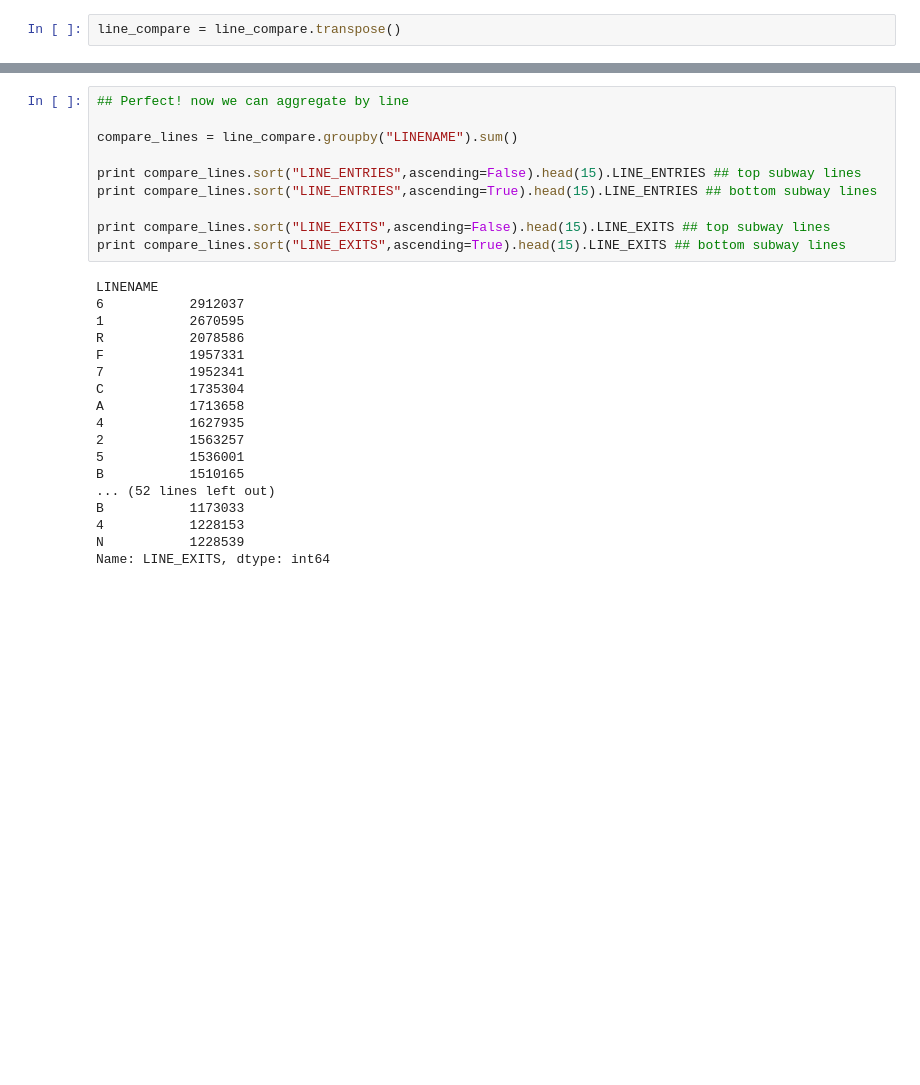
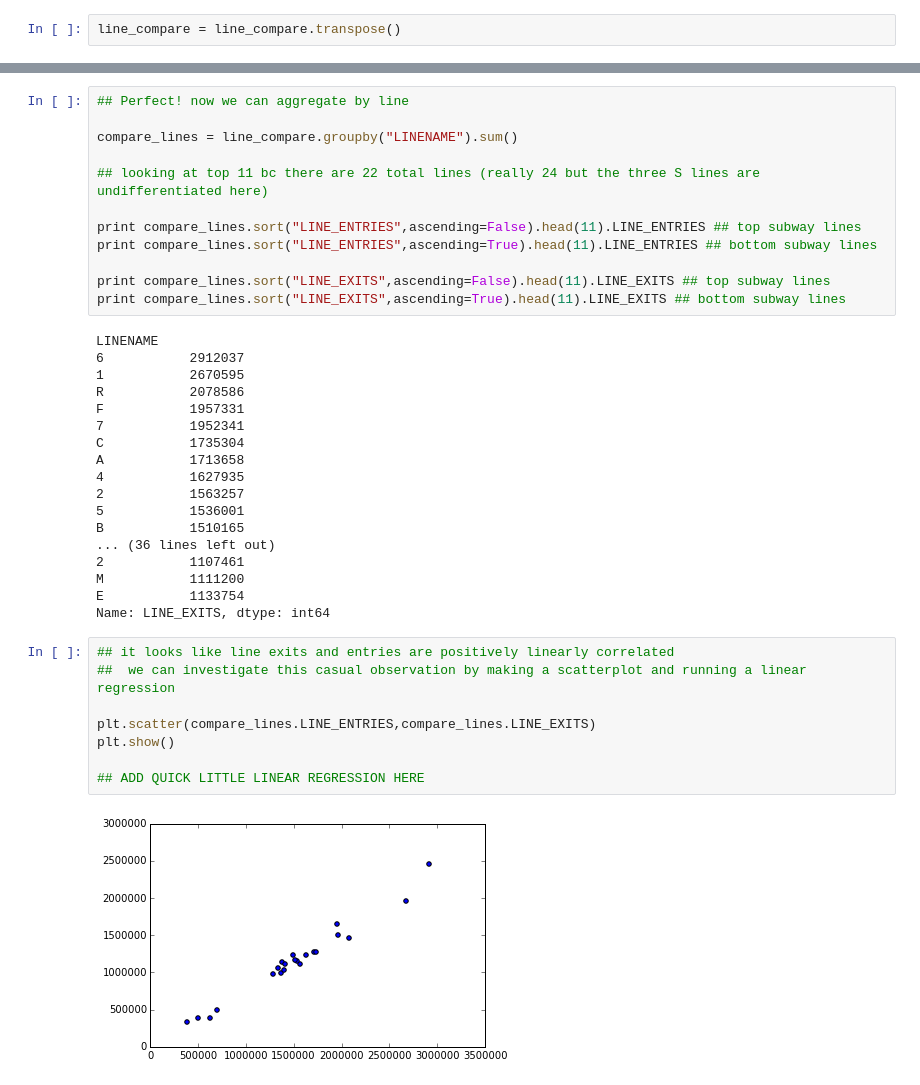
Before and after one commit to jeffhudson/misc_projects, a Jupyter notebook: mta_ridership/MTA_Ridership.ipynb, the cells around one changed output, grey strips where cells are left out. Saved outputs shown, nothing was run; the diff lists cells and outputs as text; blank space fills up the shorter version.

```diff
--- a/mta_ridership/MTA_Ridership.ipynb
+++ b/mta_ridership/MTA_Ridership.ipynb
@@ -366,11 +314,13 @@ line_compare.head()
 
 compare_lines = line_compare.groupby("LINENAME").sum()
 
-print compare_lines.sort("LINE_ENTRIES",ascending=False).head(15).LINE_ENTRIES ## top subway lines
-print compare_lines.sort("LINE_ENTRIES",ascending=True).head(15).LINE_ENTRIES ## bottom subway lines
+## looking at top 11 bc there are 22 total lines (really 24 but the three S lines are undifferentiated here)
 
-print compare_lines.sort("LINE_EXITS",ascending=False).head(15).LINE_EXITS ## top subway lines
-print compare_lines.sort("LINE_EXITS",ascending=True).head(15).LINE_EXITS ## bottom subway lines
+print compare_lines.sort("LINE_ENTRIES",ascending=False).head(11).LINE_ENTRIES ## top subway lines
+print compare_lines.sort("LINE_ENTRIES",ascending=True).head(11).LINE_ENTRIES ## bottom subway lines
+
+print compare_lines.sort("LINE_EXITS",ascending=False).head(11).LINE_EXITS ## top subway lines
+print compare_lines.sort("LINE_EXITS",ascending=True).head(11).LINE_EXITS ## bottom subway lines
 # %% [output]
 LINENAME
 6           2912037
@@ -384,8 +334,18 @@ A           1713658
 2           1563257
 5           1536001
 B           1510165
-... (52 lines left out)
-B           1173033
-4           1228153
-N           1228539
+... (36 lines left out)
+2           1107461
+M           1111200
+E           1133754
 Name: LINE_EXITS, dtype: int64
+# %%
+## it looks like line exits and entries are positively linearly correlated
+##  we can investigate this casual observation by making a scatterplot and running a linear regression
+
+plt.scatter(compare_lines.LINE_ENTRIES,compare_lines.LINE_EXITS)
+plt.show()
+
+## ADD QUICK LITTLE LINEAR REGRESSION HERE
+# %% [output]
+[figure, added]
```
Also changed, not shown: parts of 14 cells of this notebook, 2 other files.
